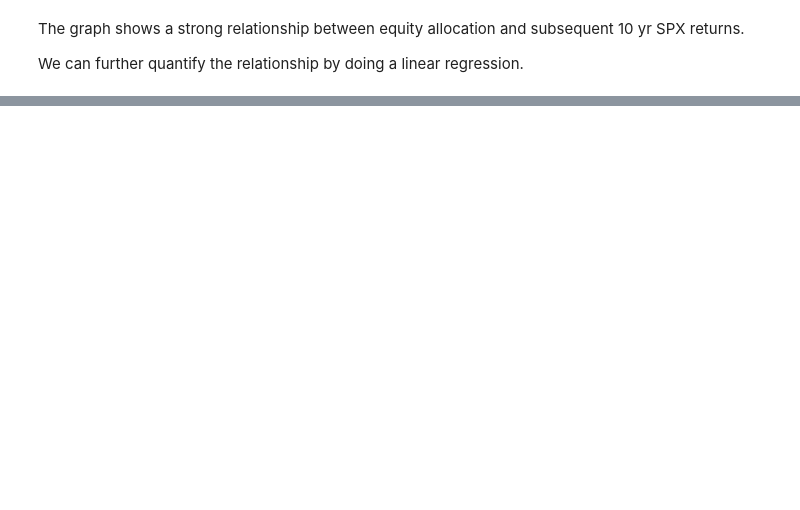
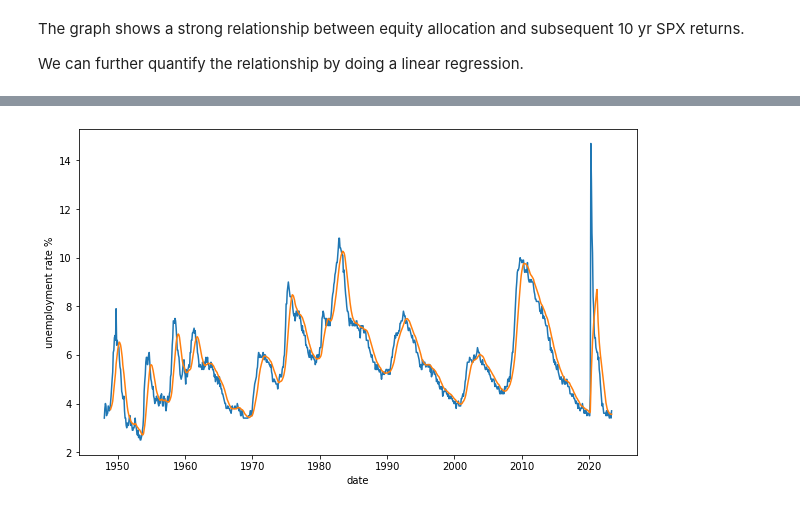
Before and after one commit to ag3nt3154/Quantitative_Finance_Modelling, a Jupyter notebook: 10. Forecasting_SPX_by_Macro_Factors.ipynb, the cells around one changed output, grey strips where cells are left out. Saved outputs shown, nothing was run; the diff lists cells and outputs as text; code cells hidden in the pictures; blank space fills up the shorter version.

```diff
--- a/10. Forecasting_SPX_by_Macro_Factors.ipynb
+++ b/10. Forecasting_SPX_by_Macro_Factors.ipynb
@@ -250,0 +271,12 @@ While this relationship may not be directly useful for a short-term market timin
+# %%
+df['ma'] = df['UNRATE'].rolling(12).mean()
+diff = df['UNRATE'] - df['ma']
+df['grad'] = [0 if f > 0 else 1 for f in diff ]
+plt.figure(figsize=(10, 6))
+plt.plot(df['DATE'], df['UNRATE'])
+plt.plot(df['DATE'], df['ma'])
+plt.ylabel('unemployment rate %')
+plt.xlabel('date')
+plt.show()
+# %% [output]
+[figure, added]
```
Also changed, not shown: parts of 18 cells of this notebook, 1 other file.
